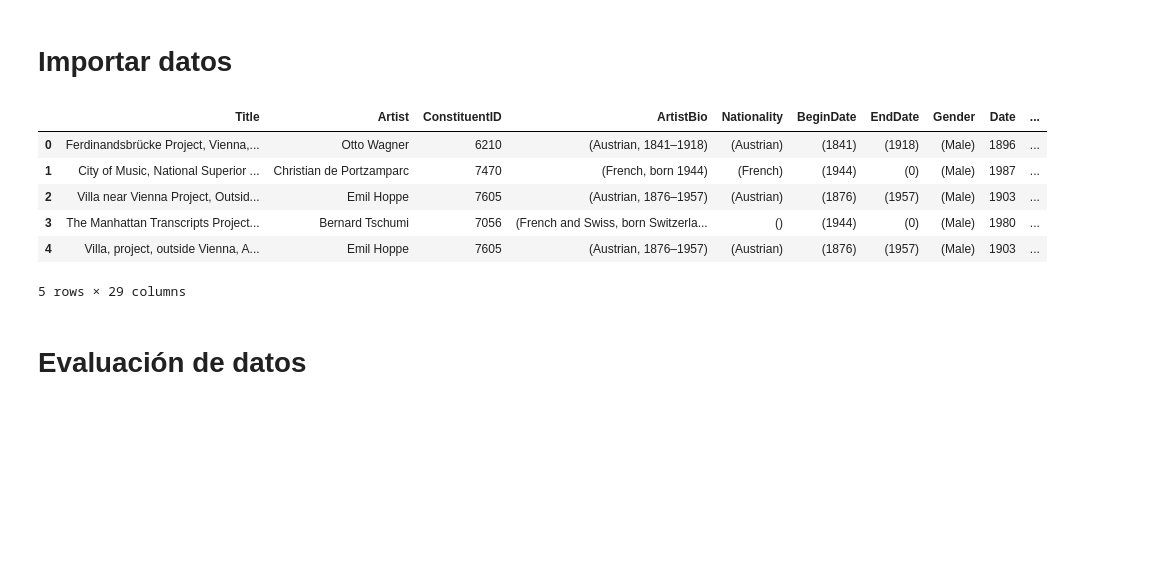
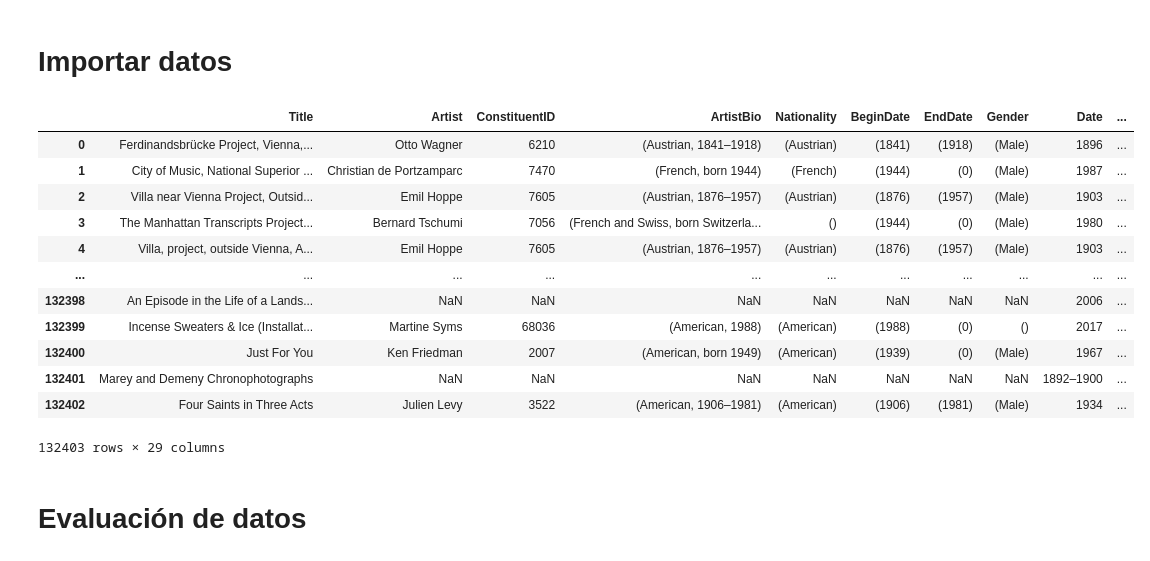
Before and after one commit to jesuschao/ETL-MOMA-Artists, a Jupyter notebook: your-code/Solution.ipynb, the cells around one changed output. Cells and saved outputs as stored; diff of their text form; code cells hidden in the pictures; blank space fills up the shorter version.

```diff
--- a/your-code/Solution.ipynb
+++ b/your-code/Solution.ipynb
@@ -10,16 +10,22 @@ import json
 # %%
 # Import data
 df=pd.read_csv("../data/Artworks.csv")
 
-df.head()
+df
 # %% [output]
 |  | Title | Artist | ConstituentID | ArtistBio | Nationality | BeginDate | EndDate | Gender | Date | ... |
 | 0 | Ferdinandsbrücke Project, Vienna,... | Otto Wagner | 6210 | (Austrian, 1841–1918) | (Austrian) | (1841) | (1918) | (Male) | 1896 | ... |
 | 1 | City of Music, National Superior ... | Christian de Portzamparc | 7470 | (French, born 1944) | (French) | (1944) | (0) | (Male) | 1987 | ... |
 | 2 | Villa near Vienna Project, Outsid... | Emil Hoppe | 7605 | (Austrian, 1876–1957) | (Austrian) | (1876) | (1957) | (Male) | 1903 | ... |
 | 3 | The Manhattan Transcripts Project... | Bernard Tschumi | 7056 | (French and Swiss, born Switzerla... | () | (1944) | (0) | (Male) | 1980 | ... |
 | 4 | Villa, project, outside Vienna, A... | Emil Hoppe | 7605 | (Austrian, 1876–1957) | (Austrian) | (1876) | (1957) | (Male) | 1903 | ... |
+| ... | ... | ... | ... | ... | ... | ... | ... | ... | ... | ... |
+| 132398 | An Episode in the Life of a Lands... | NaN | NaN | NaN | NaN | NaN | NaN | NaN | 2006 | ... |
+| 132399 | Incense Sweaters & Ice (Installat... | Martine Syms | 68036 | (American, 1988) | (American) | (1988) | (0) | () | 2017 | ... |
+| 132400 | Just For You | Ken Friedman | 2007 | (American, born 1949) | (American) | (1939) | (0) | (Male) | 1967 | ... |
+| 132401 | Marey and Demeny Chronophotographs | NaN | NaN | NaN | NaN | NaN | NaN | NaN | 1892–1900 | ... |
+| 132402 | Four Saints in Three Acts | Julien Levy | 3522 | (American, 1906–1981) | (American) | (1906) | (1981) | (Male) | 1934 | ... |
-5 rows × 29 columns
+132403 rows × 29 columns
 # %% [markdown]
 # Evaluación de datos
 # %%
```
Also changed, not shown: parts of 38 cells of this notebook.
